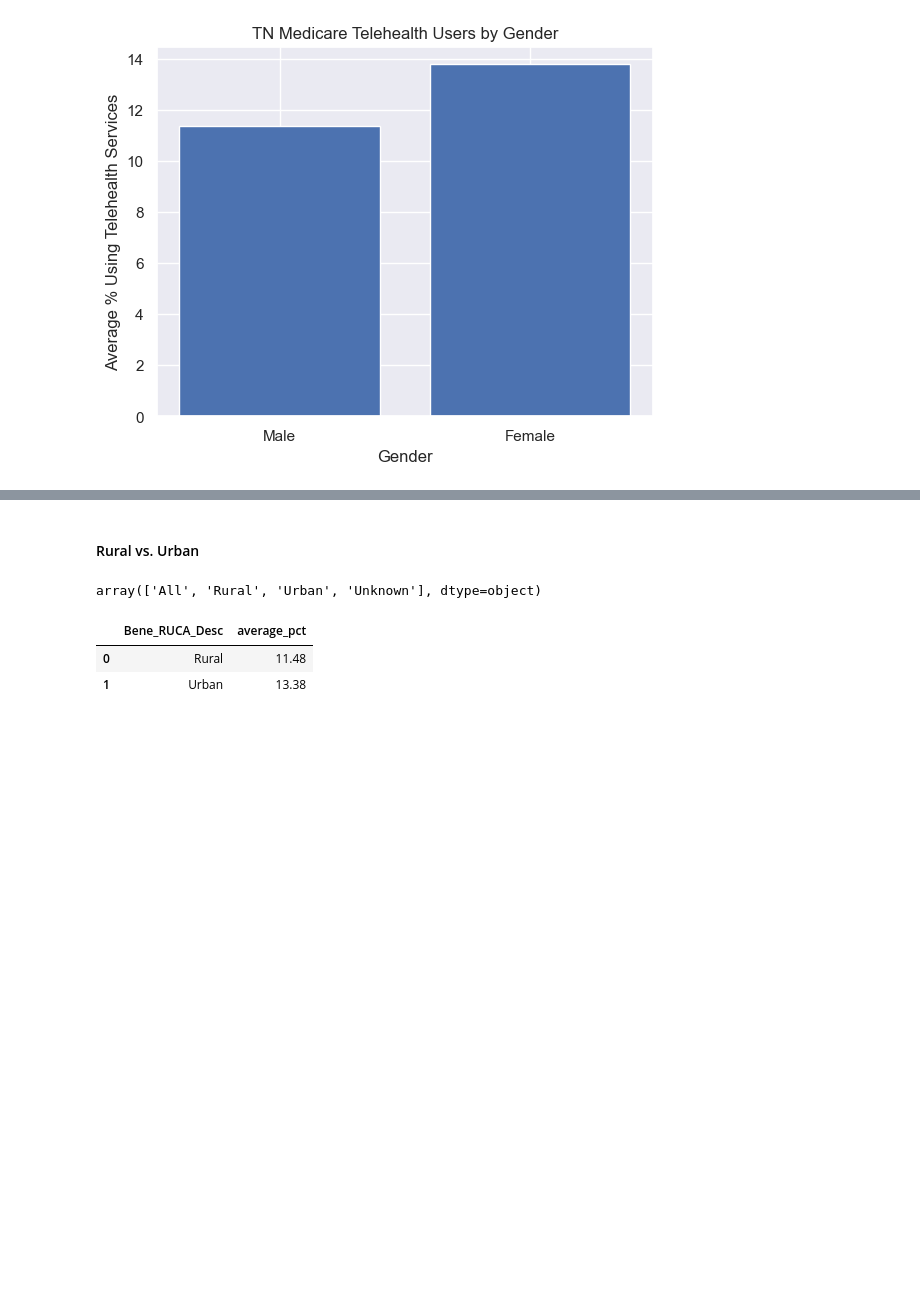
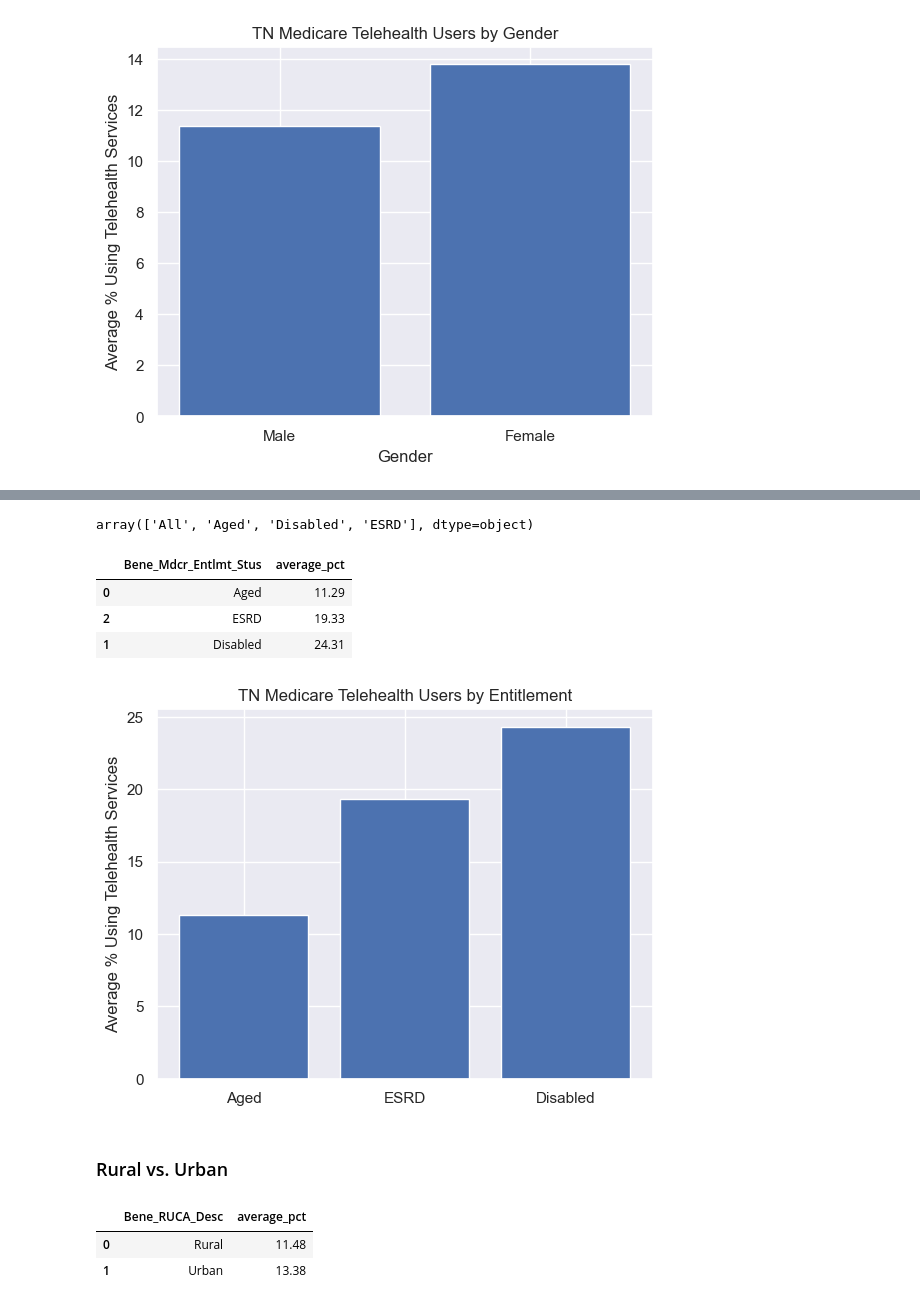
Before and after one commit to MQuarles2012/Telehealth_Analysis, a Jupyter notebook: Capstone Notebook.ipynb, the cells around one changed output, grey strips where cells are left out. Saved outputs shown, nothing was run; the diff lists cells and outputs as text; code cells hidden in the pictures; blank space fills up the shorter version.

Commit message:
more charts for entitlement status

```diff
--- a/Capstone Notebook.ipynb
+++ b/Capstone Notebook.ipynb
@@ -394,9 +453,35 @@ plt.show()
+# %%
+medicare_trends_df.Bene_Mdcr_Entlmt_Stus.unique()
+# %% [output]
+array(['All', 'Aged', 'Disabled', 'ESRD'], dtype=object)
+# %%
+#Filter by TN, remove "all" and "Unknown" (there are no recorded values for "unknown")
+value = 'Tennessee'
+filtered_data = quick_filter(medicare_trends_df,state,value)
+filtered_data = filtered_data[filtered_data['Bene_Mdcr_Entlmt_Stus']!='All']
+
+#Group by Entitlement
+medicare_trends_by_entitlement = filtered_data.groupby(['Bene_Mdcr_Entlmt_Stus'])['pct_actual_users_out_of_eligible_users'].mean().reset_index(name='average_pct').sort_values(by='average_pct', ascending=True)
+medicare_trends_by_entitlement['average_pct'] = round(medicare_trends_by_entitlement['average_pct'],2)
+medicare_trends_by_entitlement
+# %% [output]
+|  | Bene_Mdcr_Entlmt_Stus | average_pct |
+| 0 | Aged | 11.29 |
+| 2 | ESRD | 19.33 |
+| 1 | Disabled | 24.31 |
+# %%
+plt.bar(medicare_trends_by_entitlement['Bene_Mdcr_Entlmt_Stus'], medicare_trends_by_entitlement['average_pct'])
+# Create names on the x-axis and labels
+plt.ylabel('Average % Using Telehealth Services')
+#plt.xlabel('Entitlement Reason')
+plt.title('TN Medicare Telehealth Users by Entitlement')
+
+# Show graphic
+plt.show()
+# %% [output]
+[figure, added]
 # %% [markdown]
-#### Rural vs. Urban
+### Rural vs. Urban
-# %%
-medicare_trends_df.Bene_RUCA_Desc.unique()
-# %% [output]
-array(['All', 'Rural', 'Urban', 'Unknown'], dtype=object)
 # %%
 #Filter by TN, remove "all" and "Unknown" (there are no recorded values for "unknown")
 value = 'Tennessee'
```
Also changed, not shown: parts of 20 cells of this notebook, 1 other file.
